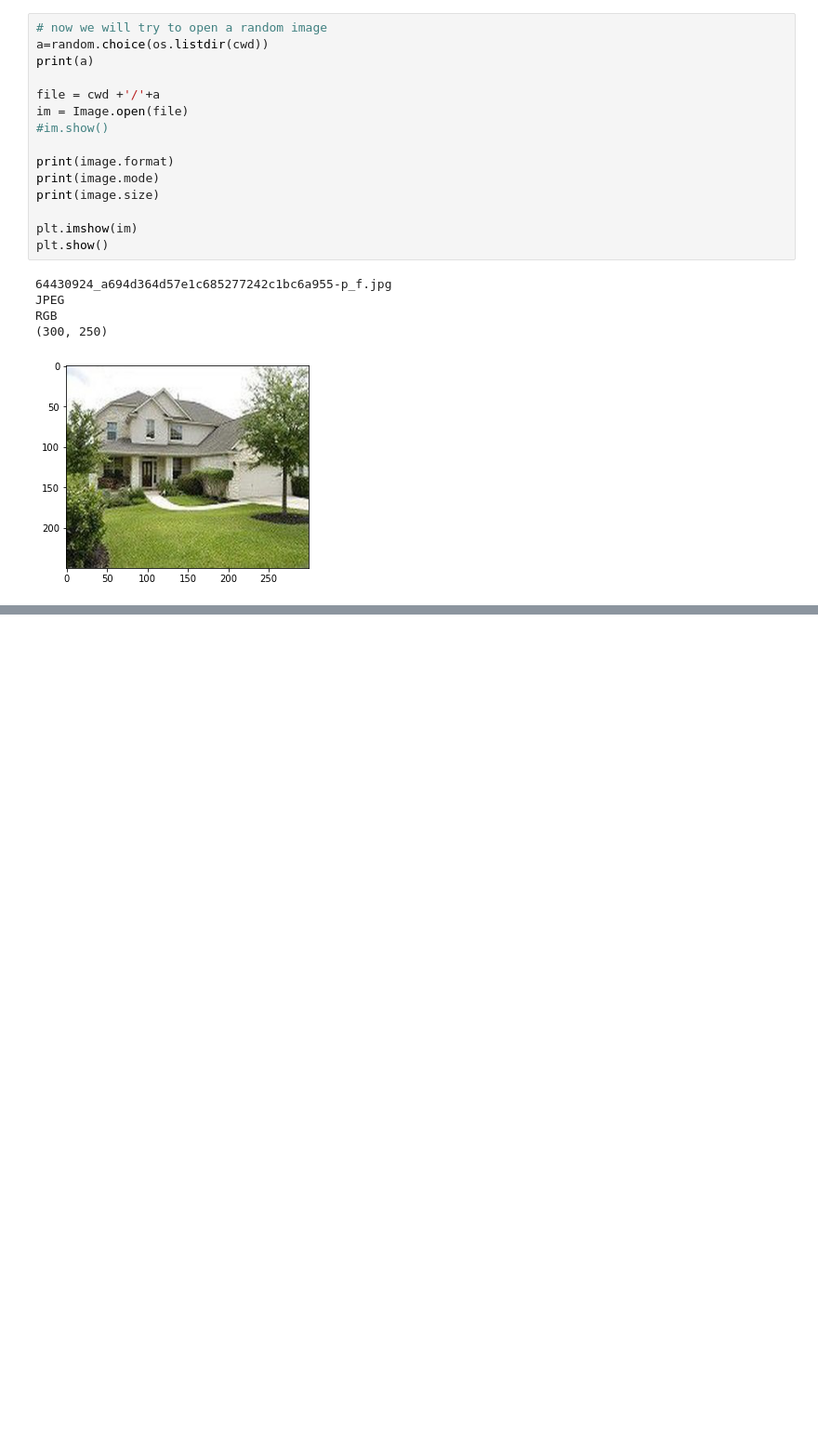
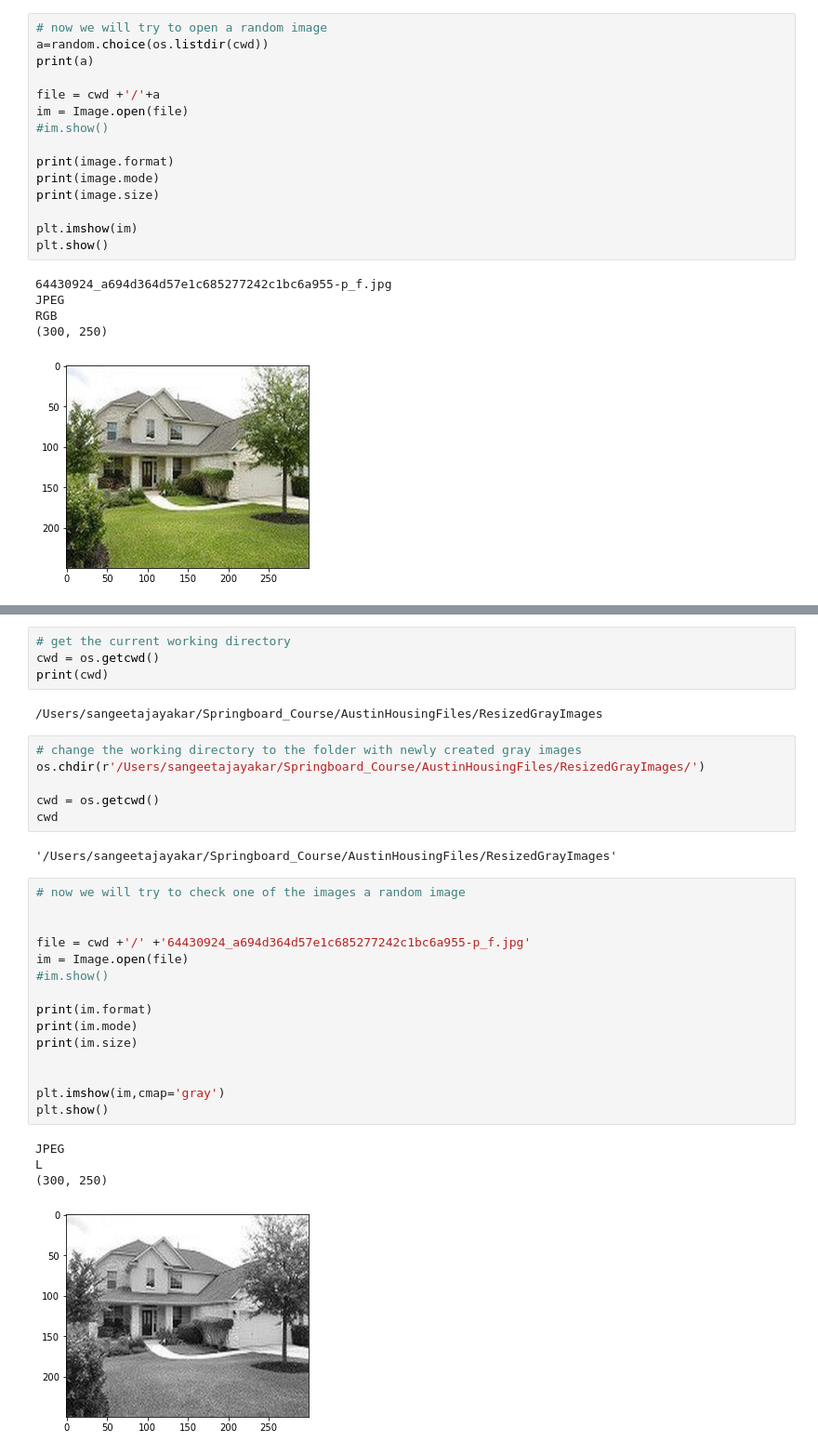
Before and after one commit to sangeetajay/Springboard, a Jupyter notebook: Final_Capstone/2_AH_Images_Data_Wrangling_EDA.ipynb, the cells around one changed output, grey strips where cells are left out. Shown at 93% size. Cells and saved outputs as stored; diff of their text form; blank space fills up the shorter version.

```diff
--- a/Final_Capstone/2_AH_Images_Data_Wrangling_EDA.ipynb
+++ b/Final_Capstone/2_AH_Images_Data_Wrangling_EDA.ipynb
@@ -214,0 +240,34 @@ resized_dir
+# %%
+# get the current working directory
+cwd = os.getcwd()
+print(cwd)
+# %% [output]
+/Users/sangeetajayakar/Springboard_Course/AustinHousingFiles/ResizedGrayImages
+# %%
+# change the working directory to the folder with newly created gray images
+os.chdir(r'/Users/sangeetajayakar/Springboard_Course/AustinHousingFiles/ResizedGrayImages/')
+
+cwd = os.getcwd()
+cwd
+# %% [output]
+'/Users/sangeetajayakar/Springboard_Course/AustinHousingFiles/ResizedGrayImages'
+# %%
+# now we will try to check one of the images a random image
+
+
+file = cwd +'/' +'64430924_a694d364d57e1c685277242c1bc6a955-p_f.jpg'
+im = Image.open(file)
+#im.show()
+
+print(im.format)
+print(im.mode)
+print(im.size)
+
+
+plt.imshow(im,cmap='gray')
+plt.show()
+# %% [output]
+JPEG
+L
+(300, 250)
+[figure, added]
```
Also changed, not shown: parts of 18 cells of this notebook.
